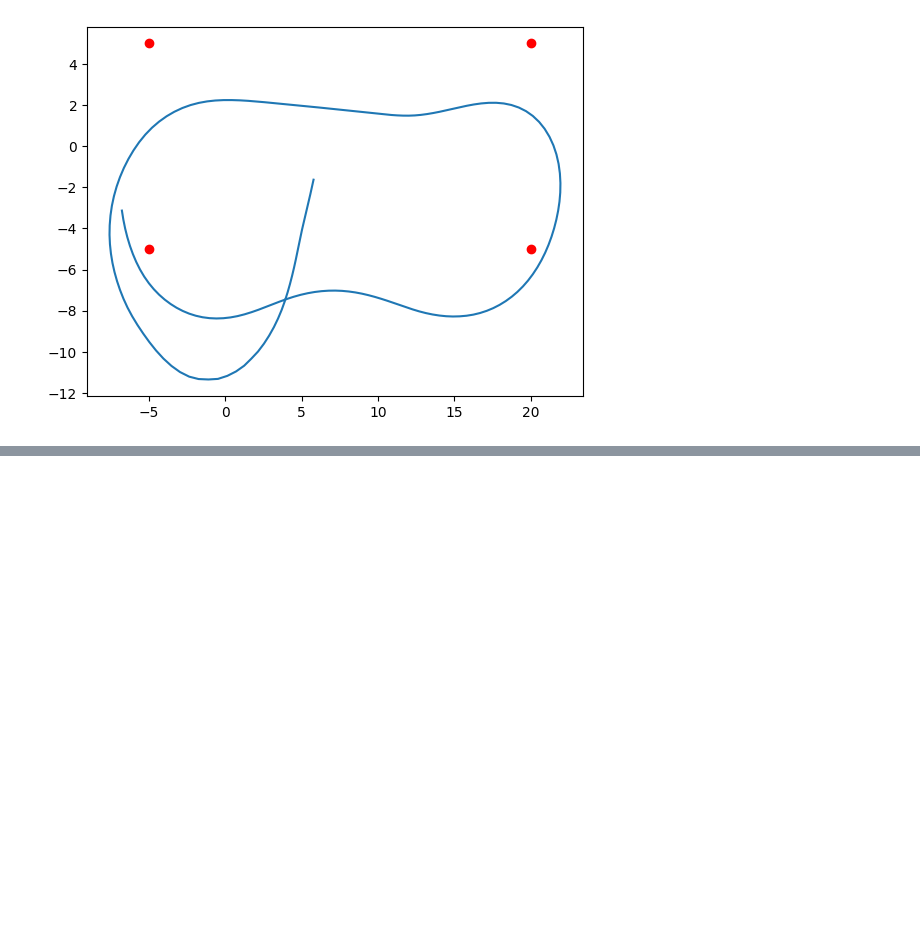
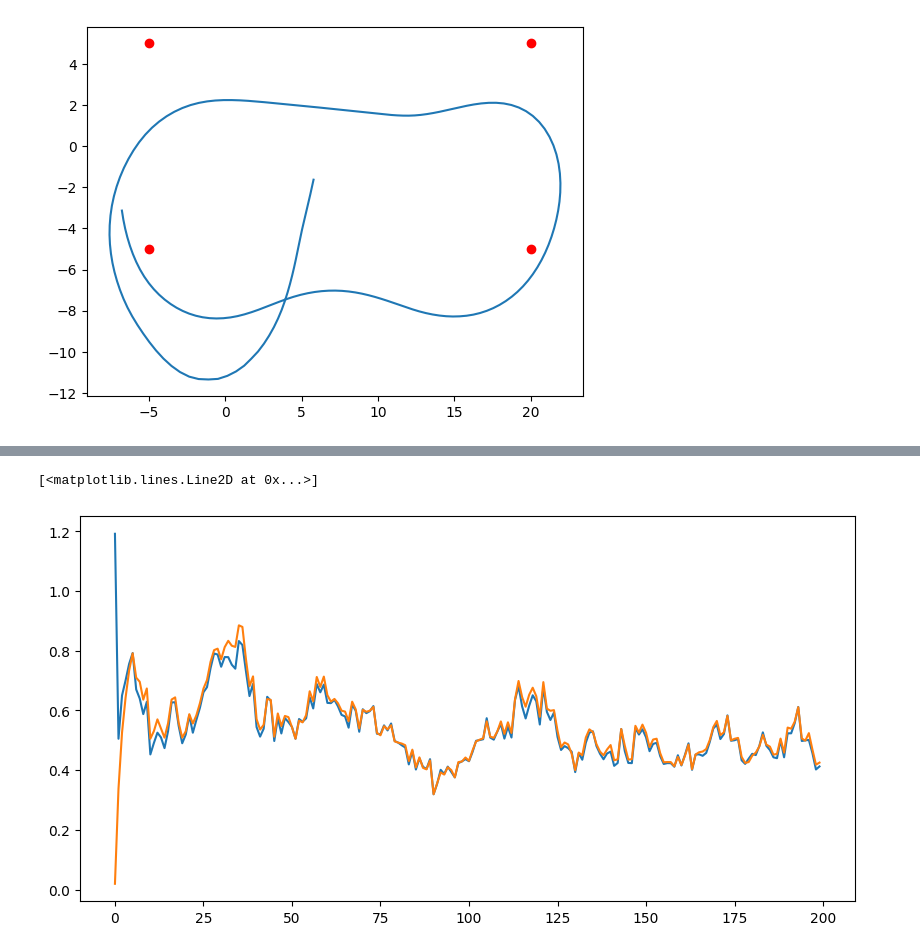
Before and after one commit to zp-yang/baja, a Jupyter notebook: notebooks/filter_test.ipynb, the cells around one changed output, grey strips where cells are left out. Cells and saved outputs as stored; diff of their text form; code cells hidden in the pictures; blank space fills up the shorter version.

```diff
--- a/notebooks/filter_test.ipynb
+++ b/notebooks/filter_test.ipynb
@@ -278,0 +294,8 @@ axs[2].plot(means[1:, 3:])
+# %%
+fig = plt.figure(1, figsize=(10, 5))
+ax = fig.add_subplot()
+ax.plot(jnp.linalg.norm(means1[:-1, :3] - target_pos, axis=-1))
+ax.plot(jnp.linalg.norm(means2[:-1, :3] - target_pos, axis=-1))
+# %% [output]
+[<matplotlib.lines.Line2D at 0x...>]
+[figure, added]
```
Also changed, not shown: parts of 7 cells of this notebook, 4 other files.
